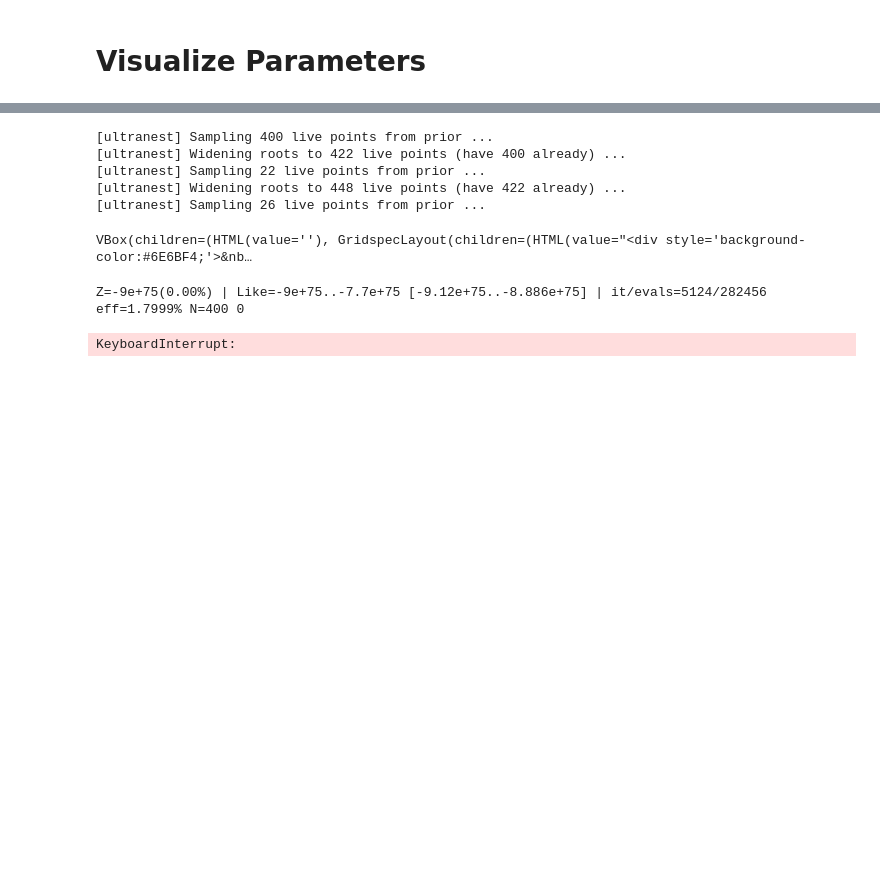
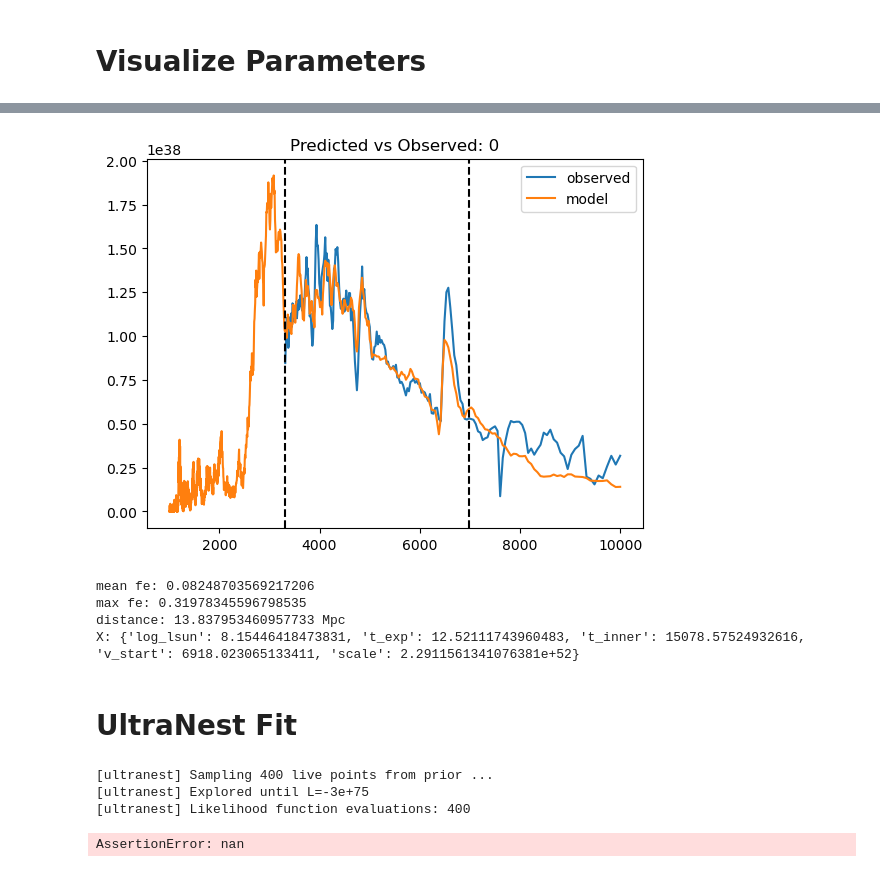
Before and after one commit to MichaelLukaszyk/iip-emulator, a Jupyter notebook: interpolator/interp.ipynb, the cells around one changed output, grey strips where cells are left out. Cells and saved outputs as stored; diff of their text form; code cells hidden in the pictures; blank space fills up the shorter version.

```diff
--- a/interpolator/interp.ipynb
+++ b/interpolator/interp.ipynb
@@ -281,8 +343,39 @@ results = sorted(results, key=lambda x: x['mean_fe'])
+# %%
+for i in range(1):
+    mean_fe = results[i]['mean_fe']
+    max_fe = results[i]['max_fe']
+    X_mod = dict(zip(sampler_names, results[i]['X']))
+    y_mod = results[i]['y']
+    scale = X_mod['scale']
+
+    plt.figure()
+    plt.plot(wav, y_obs * scale, label='observed')
+    plt.plot(wav, y_mod, label='model')
+
+    # Draw lines around fitting region
+    mask = ~(np.isnan(y_mod) | np.isnan(y_obs)) & fit_mask
+    trues = np.where(mask)[0]
+    plt.axvline(wav[trues[0]], ls='--', c='black')
+    plt.axvline(wav[trues[-1]], ls='--', c='black')
+
+    plt.title('Predicted vs Observed: ' + str(i))
+    plt.legend()
+    show_active()
+    distance = np.sqrt(scale/4/np.pi) * u.cm
+
+    print('mean fe:', mean_fe)
+    print('max fe:', max_fe)
+    print('distance:', distance.to(u.Mpc))
+    print('X:', X_mod)
+# %% [output]
+[figure, new version]
+mean fe: 0.08248703569217206
+max fe: 0.31978345596798535
+distance: 13.837953460957733 Mpc
+X: {'log_lsun': 8.15446418473831, 't_exp': 12.52111743960483, 't_inner': 15078.57524932616, 'v_start': 6918.023065133411, 'scale': 2.2911561341076381e+52}
+# %% [markdown]
+# UltraNest Fit
 # %%
-# Add scale as sampling parameter
-sampler_names = param_names.copy() + ['scale']
-sampler_limits = limits.copy() + [(1.0*10**51, 1.0*10**53)]
-
 def uniform_prior(quantile, min, max):
     return quantile * (max - min) + min
 def log_uniform_prior(quantile, min, max):
@@ -299,30 +392,20 @@ def prior_transform(cube):
 
 def likelihood(params):
     scale = params[-1]
-    X_mod = pd.DataFrame([params[:-1]], columns=param_names)
-    #y_mod = model.predict(X_mod)[0]
-    y_mod = interp(list(X_mod.values))[0]
-    mask = ~(np.isnan(y_mod) | np.isnan(y_obs))
-    if not np.any(mask):
-        return -np.inf
-    else:
-        y1 = y_mod[mask]
-        y2 = y_obs[mask]*scale
-        y2err = y_obs_err[mask]*scale
-        like = -0.5 * (((y1 - y2)/y2err)**2).sum()
-        like = -0.5 * ((y1 - y2)**2).sum()
-        return like
+    y_mod = interp(params[:-1])[0]
+    mask = ~np.isnan(y_obs) & fit_mask
+    y1 = y_mod[mask]
+    y2 = y_obs[mask]*scale
+    #y2err = y_obs_err[mask]*scale
+    #like = -0.5 * (((y1 - y2)/y2err)**2).sum()
+    like = -0.5 * ((y1 - y2)**2).sum()
+    return like
 
-import ultranest
-sampler = ultranest.ReactiveNestedSampler(sampler_names, likelihood, prior_transform)
-result = sampler.run(frac_remain=0.5)
-sampler.print_results()
+sample = np.random.random(5)
+params = prior_transform(sample)
+print(likelihood(params))
 # %% [output]
 [ultranest] Sampling 400 live points from prior ...
-[ultranest] Widening roots to 422 live points (have 400 already) ...
-[ultranest] Sampling 22 live points from prior ...
-[ultranest] Widening roots to 448 live points (have 422 already) ...
-[ultranest] Sampling 26 live points from prior ...
+[ultranest] Explored until L=-3e+75
+[ultranest] Likelihood function evaluations: 400
-VBox(children=(HTML(value=''), GridspecLayout(children=(HTML(value="<div style='background-color:#6E6BF4;'>&nb…
+AssertionError: nan
-Z=-9e+75(0.00%) | Like=-9e+75..-7.7e+75 [-9.12e+75..-8.886e+75] | it/evals=5124/282456 eff=1.7999% N=400 0
-KeyboardInterrupt:
```
Also changed, not shown: parts of 15 cells of this notebook, 21 other files.
